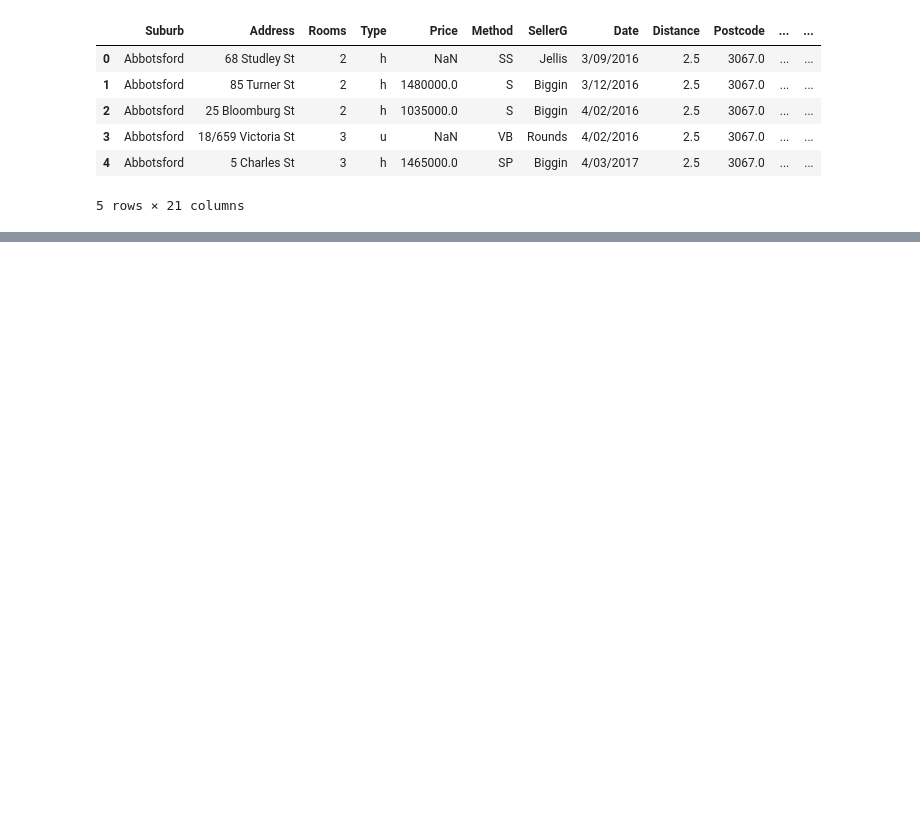
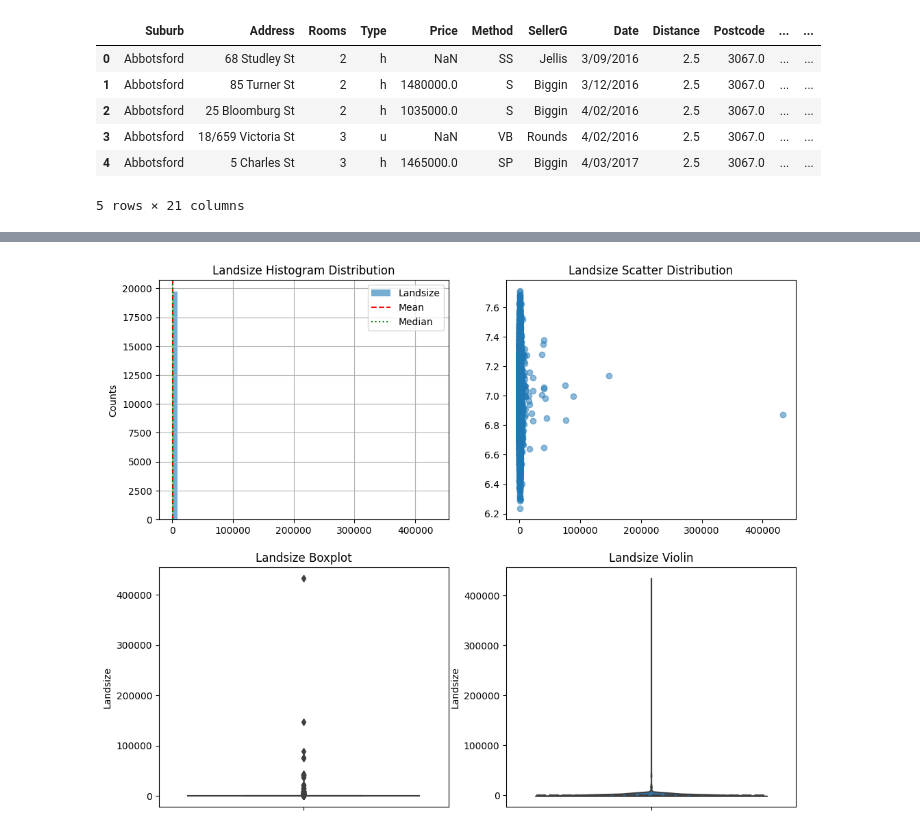
Before and after one commit to denizkazici/MLHousingPricePredictions, a Jupyter notebook: denizkazici.ipynb, the cells around one changed output, grey strips where cells are left out. Cells and saved outputs as stored; diff of their text form; code cells hidden in the pictures; blank space fills up the shorter version.

```diff
--- a/denizkazici.ipynb
+++ b/denizkazici.ipynb
@@ -28,0 +223,10 @@ df_copy.head()
+# %%
+def check_outlier(dataframe, col_name):
+    low_limit, up_limit = outlier_thresholds(dataframe, col_name)
+    if dataframe[(dataframe[col_name] > up_limit) | (dataframe[col_name] < low_limit)].any(axis=None):
+        return True
+    else:
+        return False
+# %%
+for col in num_columns :
+    print(col, check_outlier(df_copy, col))
@@ -28,0 +247,33 @@ df_copy.head()
+# %%
+z_score_threshold = 3
+for col in num_columns :
+    mean = df_copy[col].mean()
+    std = df_copy[col].std()
+    z_scores = (df_copy[col] - mean_landsize) / std_landsize
+    filtered_data = df_copy[(np.abs(z_scores) < z_score_threshold) ]
+# %%
+df_copy = filtered_data
+# %%
+plt.figure(figsize=(12, 10))
+
+plt.subplot(2, 2, 1)
+df_copy['Landsize'].hist(bins=50, label='Landsize', alpha=0.6)
+plt.axvline(np.mean(df_copy['Landsize']), ls='--', c='r', label="Mean")
+plt.axvline(np.median(df_copy['Landsize']), ls=':', c='g', label="Median")
+plt.ylabel("Counts")
+plt.title("Landsize Histogram Distribution");
+plt.legend()
+
+plt.subplot(2, 2, 2)
+plt.scatter(df_copy['Landsize'], np.random.normal(7, 0.2, size=df_copy.shape[0]), alpha=0.5)
+plt.title("Landsize Scatter Distribution");
+
+plt.subplot(2, 2, 3)
+sns.boxplot(y="Landsize", data=df_copy)
+plt.title("Landsize Boxplot");
+
+plt.subplot(2, 2, 4)
+sns.violinplot(y="Landsize", data=df_copy, inner="quartile", bw=0.2)
+plt.title("Landsize Violin");
+# %% [output]
+[figure, added]
```
Also changed, not shown: parts of 38 cells of this notebook.
